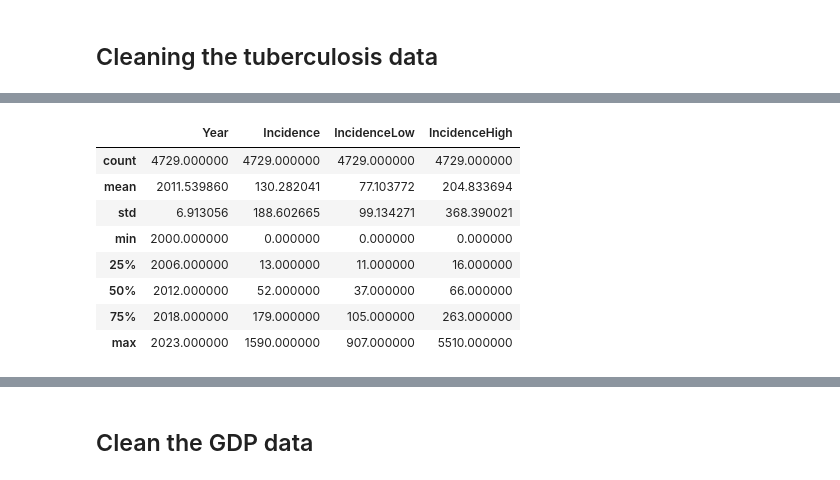
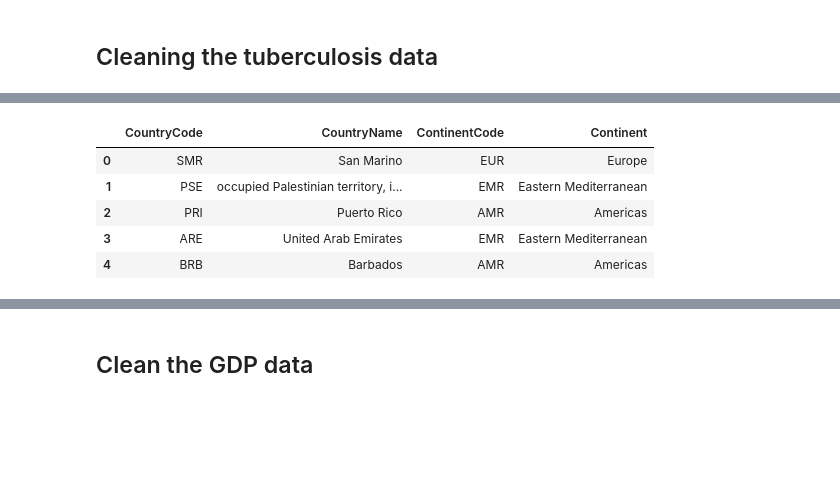
Before and after one commit to haylee360/eds213-section, a Jupyter notebook: data-clean.ipynb, the cells around one changed output, grey strips where cells are left out. Drawn from its saved outputs; the diff is of its cells as text; code cells hidden in the pictures; blank space fills up the shorter version.

```diff
--- a/data-clean.ipynb
+++ b/data-clean.ipynb
@@ -46,15 +46,13 @@ tb_clean.head()
 | 2 | AMR | Americas | PRI | Puerto Rico | 2023 | 0.71 | 0.61 | 0.82 | ... |
 | 3 | EMR | Eastern Mediterranean | ARE | United Arab Emirates | 2023 | 0.80 | 0.68 | 0.92 | ... |
 | 4 | AMR | Americas | BRB | Barbados | 2023 | 0.81 | 0.70 | 0.94 | ... |
-# %%
-tb_clean.describe()
-# %% [output]
-|  | Year | Incidence | IncidenceLow | IncidenceHigh |
-| count | 4729.000000 | 4729.000000 | 4729.000000 | 4729.000000 |
-| mean | 2011.539860 | 130.282041 | 77.103772 | 204.833694 |
-| std | 6.913056 | 188.602665 | 99.134271 | 368.390021 |
-| min | 2000.000000 | 0.000000 | 0.000000 | 0.000000 |
-| 25% | 2006.000000 | 13.000000 | 11.000000 | 16.000000 |
-| 50% | 2012.000000 | 52.000000 | 37.000000 | 66.000000 |
-| 75% | 2018.000000 | 179.000000 | 105.000000 | 263.000000 |
-| max | 2023.000000 | 1590.000000 | 907.000000 | 5510.000000 |
+# %%
+country_clean = tb_clean[['CountryCode', 'CountryName', 'ContinentCode', 'Continent']]
+country_clean.head()
+# %% [output]
+|  | CountryCode | CountryName | ContinentCode | Continent |
+| 0 | SMR | San Marino | EUR | Europe |
+| 1 | PSE | occupied Palestinian territory, i... | EMR | Eastern Mediterranean |
+| 2 | PRI | Puerto Rico | AMR | Americas |
+| 3 | ARE | United Arab Emirates | EMR | Eastern Mediterranean |
+| 4 | BRB | Barbados | AMR | Americas |
```
Also changed, not shown: parts of 10 cells of this notebook, 1 other file.
